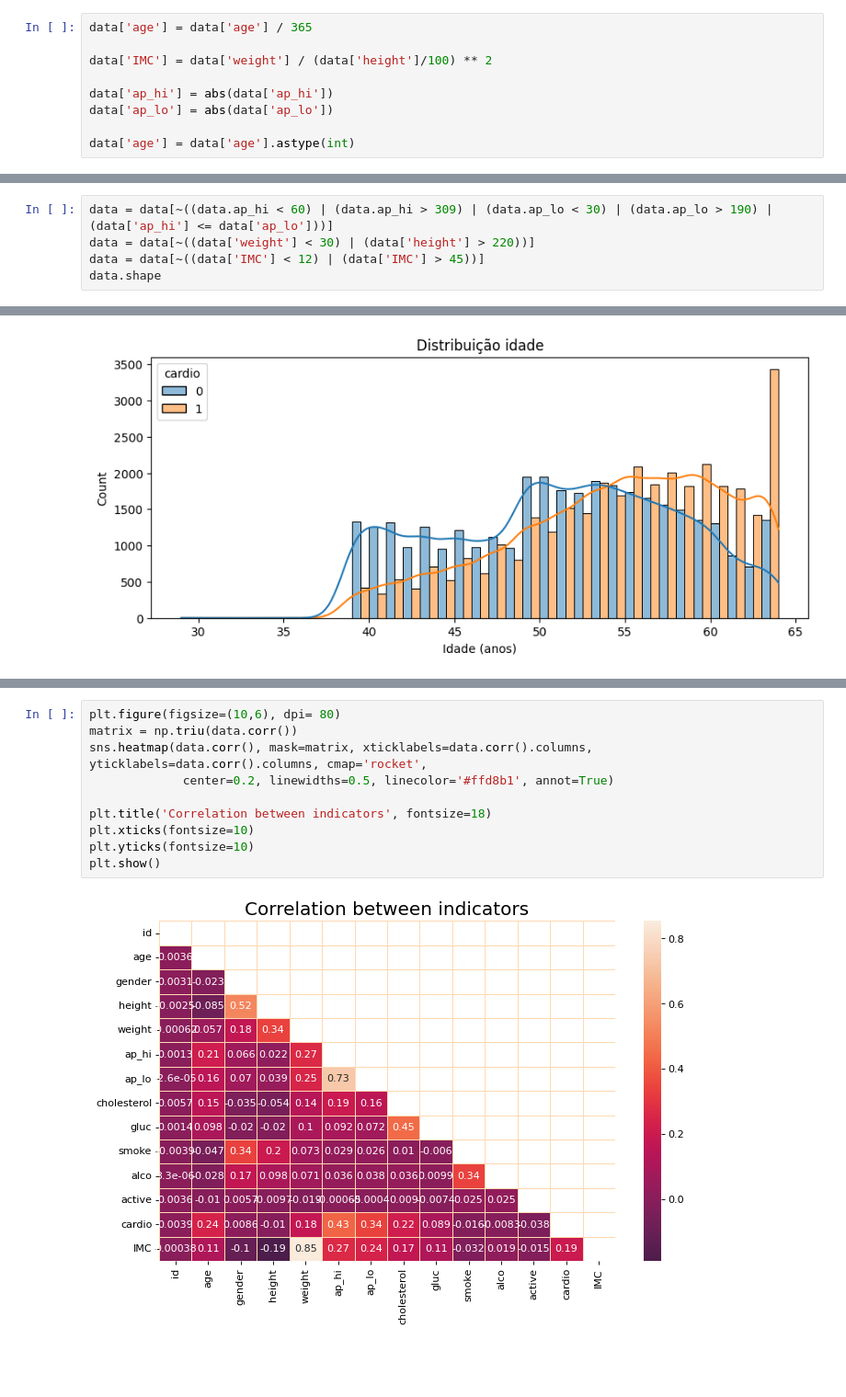
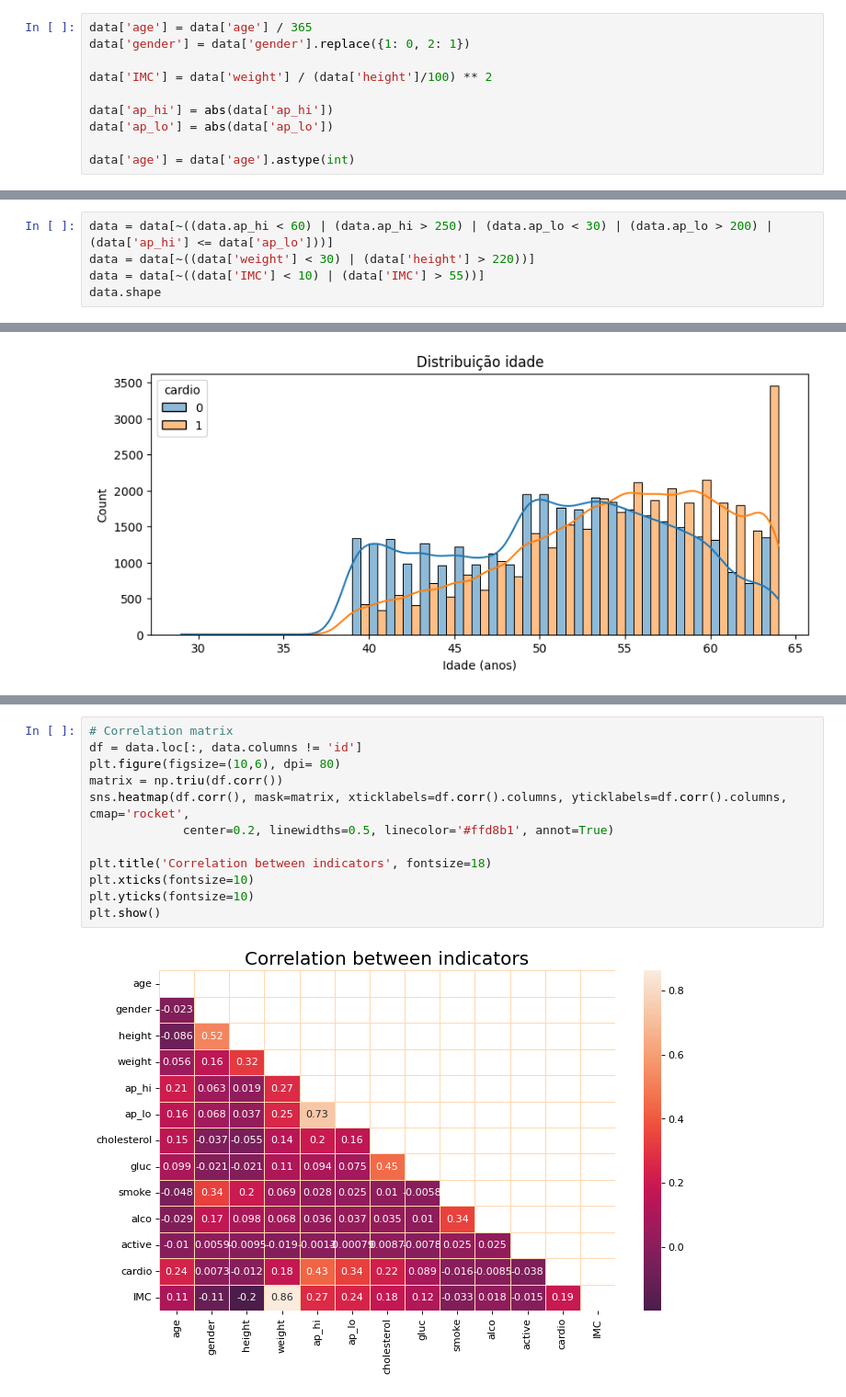
Before and after one commit to iaracastro/Inferencia-Modelagem-Estatistica, a Jupyter notebook: Trabalhos-Modelagem/Artigo A2/Codes/aedv.ipynb, the cells around one changed output, grey strips where cells are left out. Shown at 92% size. Cells and saved outputs as stored; diff of their text form; blank space fills up the shorter version.

```diff
--- a/Trabalhos-Modelagem/Artigo A2/Codes/aedv.ipynb
+++ b/Trabalhos-Modelagem/Artigo A2/Codes/aedv.ipynb
@@ -90,6 +76,7 @@ data.shape
 (70000, 13)
 # %%
 data['age'] = data['age'] / 365
+data['gender'] = data['gender'].replace({1: 0, 2: 1})
 
 data['IMC'] = data['weight'] / (data['height']/100) ** 2
 
@@ -112,6 +108,6 @@ data.describe()
 # %%
-data = data[~((data.ap_hi < 60) | (data.ap_hi > 309) | (data.ap_lo < 30) | (data.ap_lo > 190) | (data['ap_hi'] <= data['ap_lo']))]
+data = data[~((data.ap_hi < 60) | (data.ap_hi > 250) | (data.ap_lo < 30) | (data.ap_lo > 200) | (data['ap_hi'] <= data['ap_lo']))]
 data = data[~((data['weight'] < 30) | (data['height'] > 220))]
-data = data[~((data['IMC'] < 12) | (data['IMC'] > 45))]
+data = data[~((data['IMC'] < 10) | (data['IMC'] > 55))]
 data.shape
 # %% [output]
@@ -184,12 +215,14 @@ p4 = sns.boxplot(x='cardio', y='weight', data=data, ax=axes[1,1])
 # %%
+# Correlation matrix
+df = data.loc[:, data.columns != 'id']
 plt.figure(figsize=(10,6), dpi= 80)
-matrix = np.triu(data.corr())
-sns.heatmap(data.corr(), mask=matrix, xticklabels=data.corr().columns, yticklabels=data.corr().columns, cmap='rocket',
+matrix = np.triu(df.corr())
+sns.heatmap(df.corr(), mask=matrix, xticklabels=df.corr().columns, yticklabels=df.corr().columns, cmap='rocket',
              center=0.2, linewidths=0.5, linecolor='#ffd8b1', annot=True)
 
 plt.title('Correlation between indicators', fontsize=18)
 plt.xticks(fontsize=10)
 plt.yticks(fontsize=10)
 plt.show()
 # %% [output]
-[figure, old version]
+[figure, new version]
```
Also changed, not shown: parts of 19 cells of this notebook, 28 other files.
